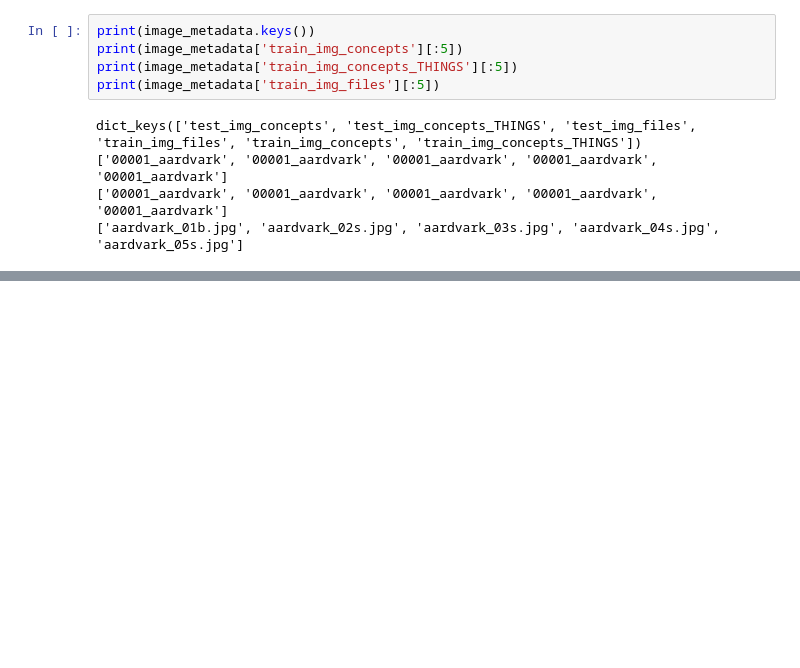
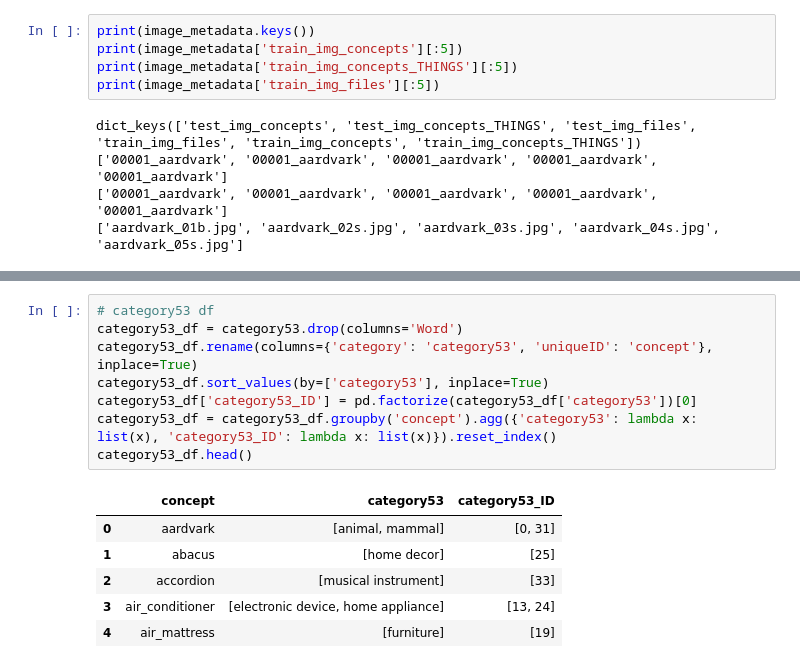
Before and after one commit to gianscuri/Brain-to-Image, a Jupyter notebook: scripts/Classification_THINGS-EEG2.ipynb, the cells around one changed output, grey strips where cells are left out. Drawn from its saved outputs; the diff is of its cells as text; blank space fills up the shorter version.

```diff
--- a/scripts/Classification_THINGS-EEG2.ipynb
+++ b/scripts/Classification_THINGS-EEG2.ipynb
@@ -354,0 +171,15 @@ KeyboardInterrupt:
+# %%
+# category53 df
+category53_df = category53.drop(columns='Word')
+category53_df.rename(columns={'category': 'category53', 'uniqueID': 'concept'}, inplace=True)
+category53_df.sort_values(by=['category53'], inplace=True)
+category53_df['category53_ID'] = pd.factorize(category53_df['category53'])[0]
+category53_df = category53_df.groupby('concept').agg({'category53': lambda x: list(x), 'category53_ID': lambda x: list(x)}).reset_index()
+category53_df.head()
+# %% [output]
+|  | concept | category53 | category53_ID |
+| 0 | aardvark | [animal, mammal] | [0, 31] |
+| 1 | abacus | [home decor] | [25] |
+| 2 | accordion | [musical instrument] | [33] |
+| 3 | air_conditioner | [electronic device, home appliance] | [13, 24] |
+| 4 | air_mattress | [furniture] | [19] |
```
Also changed, not shown: parts of 65 cells of this notebook, 3 other files.
